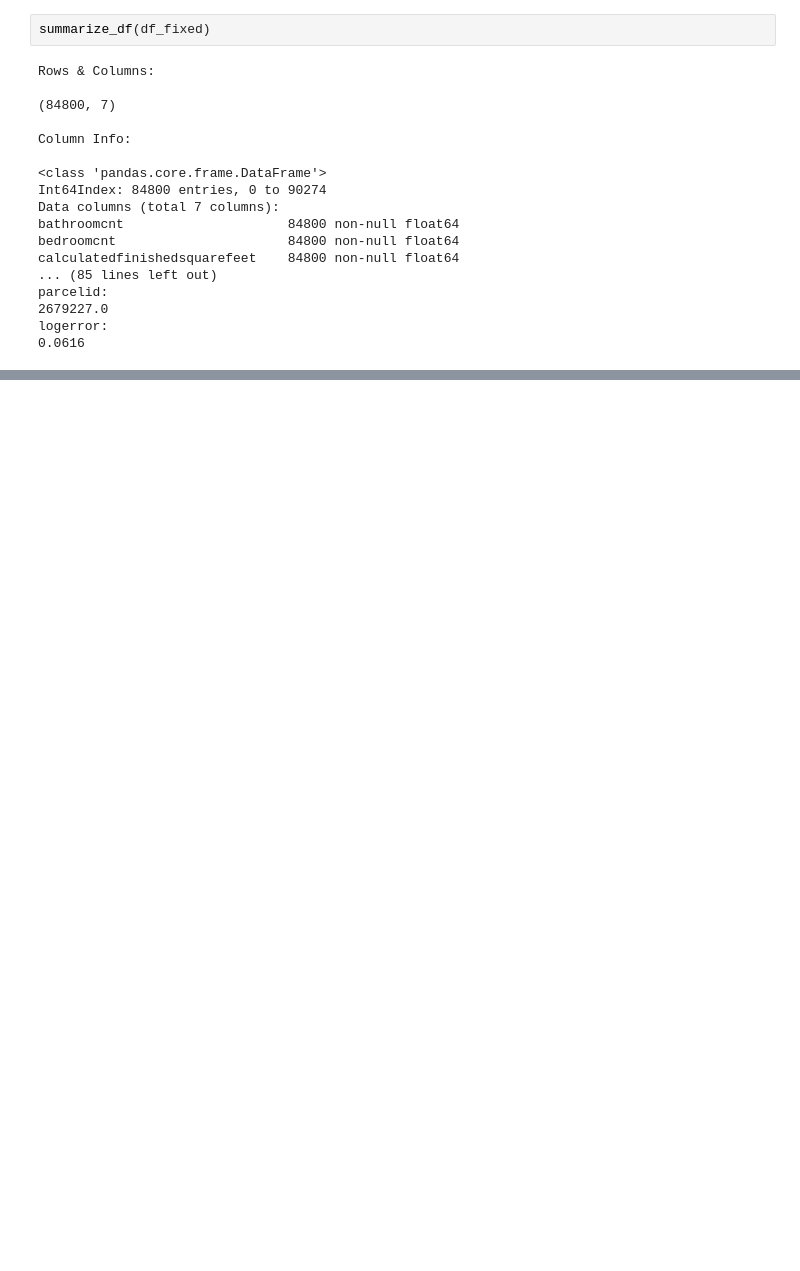
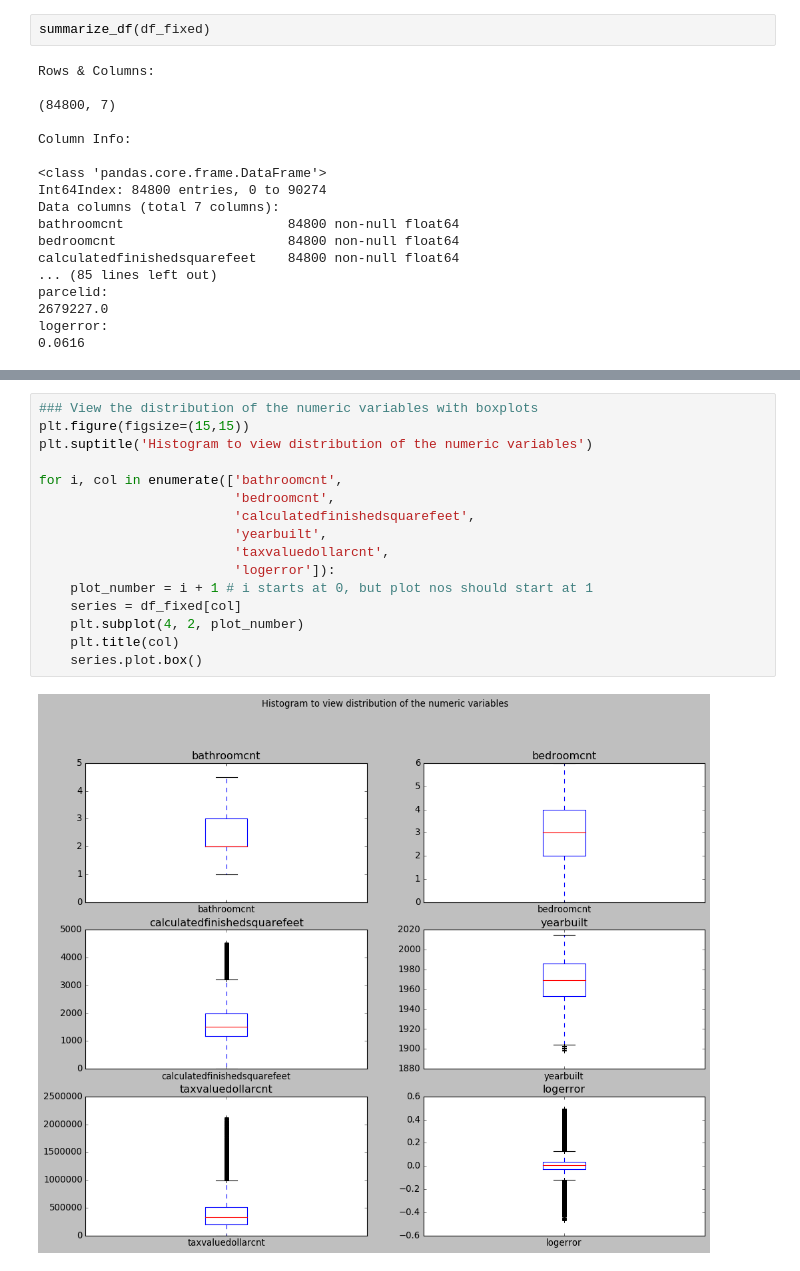
Before and after one commit to escalante-eric/codeup-ds-projects, a Jupyter notebook: Regression_Proj_EricEscalante.ipynb, the cells around one changed output, grey strips where cells are left out. Drawn from its saved outputs; the diff is of its cells as text; blank space fills up the shorter version.

```diff
--- a/Regression_Proj_EricEscalante.ipynb
+++ b/Regression_Proj_EricEscalante.ipynb
@@ -188,0 +222,18 @@ for i, col in enumerate(['bathroomcnt',
+# %%
+### View the distribution of the numeric variables with boxplots
+plt.figure(figsize=(15,15))
+plt.suptitle('Histogram to view distribution of the numeric variables')
+
+for i, col in enumerate(['bathroomcnt',
+                         'bedroomcnt',
+                         'calculatedfinishedsquarefeet',
+                         'yearbuilt',
+                         'taxvaluedollarcnt',
+                         'logerror']):
+    plot_number = i + 1 # i starts at 0, but plot nos should start at 1
+    series = df_fixed[col]
+    plt.subplot(4, 2, plot_number)
+    plt.title(col)
+    series.plot.box()
+# %% [output]
+[figure, added]
```
Also changed, not shown: parts of 33 cells of this notebook.
